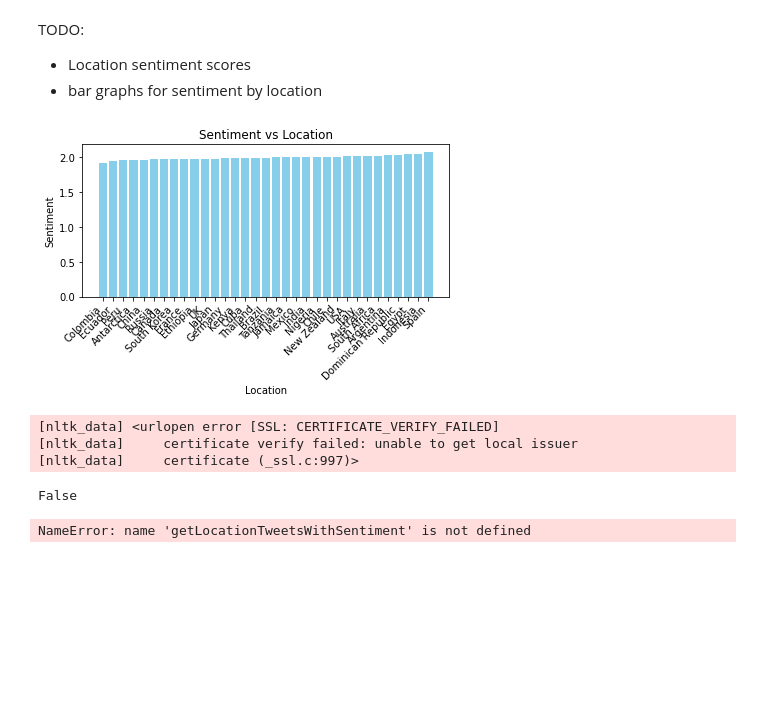
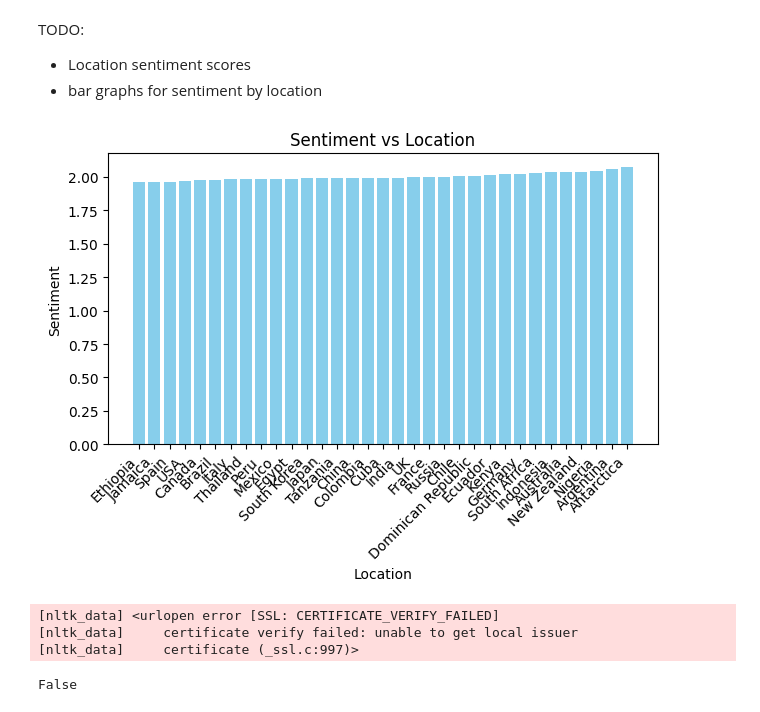
Before and after one commit to juhlisang/NLP_Project2, a Jupyter notebook: initial-code.ipynb, the cells around one changed output. Drawn from its saved outputs; the diff is of its cells as text; code cells hidden in the pictures; blank space fills up the shorter version.

Commit message:
add plots

```diff
--- a/initial-code.ipynb
+++ b/initial-code.ipynb
@@ -236,27 +234,27 @@ TODO:
 # %%
 def plot_bar_graph(locations_with_sentiments):
     """
     input: locations with sentiments is a dictionary with the keys being the locations and the values is the sentiment
     """
-    locations_list = sorted(list(locations_with_sentiments.keys()))
+    locations_list = (list(locations_with_sentiments.keys()))
     # sentiment_list = list(locations_with_sentiments.values())
     sentiment_list = list(locations_with_sentiments.values())
 
     # Plotting
     plt.bar(locations_list, sentiment_list, color='skyblue')
     plt.xlabel('Location')
     plt.ylabel('Sentiment')
     plt.title('Sentiment vs Location')
     plt.xticks(rotation=45, ha='right')  # Rotate x-axis labels for better readability
     plt.tight_layout()  # Adjust layout to prevent clipping of labels
     plt.show()
 
 
 # sorted_location_scores
 
 plot_bar_graph(sorted_location_scores)
 # %% [output]
-[figure, old version]
+[figure, new version]
 # %%
 # only done for naive bayes so far
 def averageSentimentByLocation(location):
@@ -307,9 +305,7 @@ def averageSentimentByLocation_sia(location):
     average_sentiment = total_sentiment/len(dataset)
     return average_sentiment
 
-averageSentimentByLocation_sia('China')
+# averageSentimentByLocation_sia('China')
-# %% [output]
-NameError: name 'getLocationTweetsWithSentiment' is not defined
 # %%
 # hugging face transformer model (pre-trained)
 def averageSentimentByLocation_hf(location):
```
Also changed, not shown: parts of 14 cells of this notebook, 5 other files.
